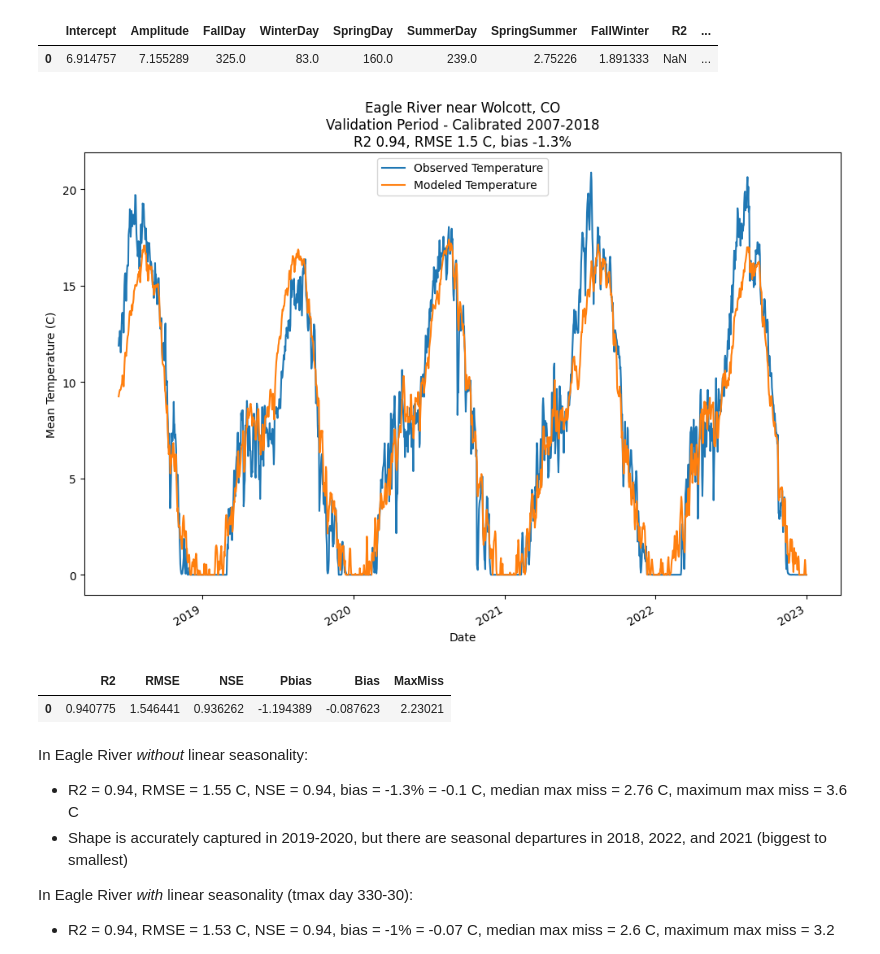
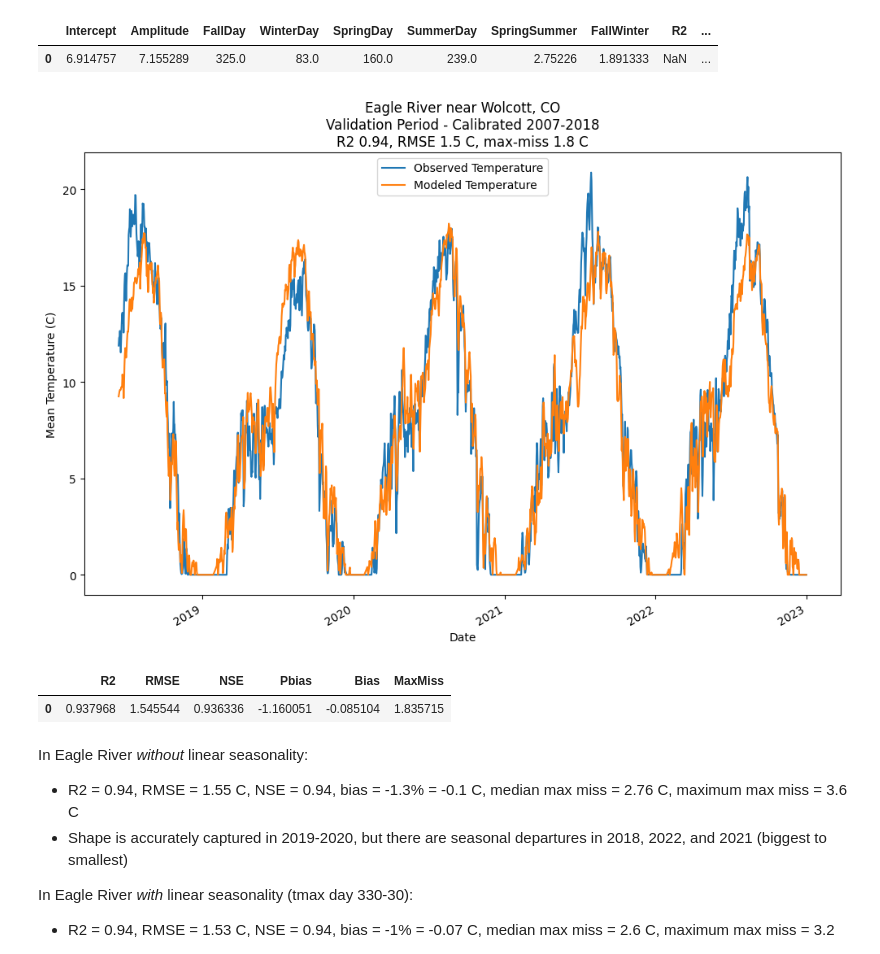
Before and after one commit to mines-ciroh/TempEst-NEWT, a Jupyter notebook: case_studies.ipynb, the cells around one changed output. Saved outputs shown, nothing was run; the diff lists cells and outputs as text; code cells hidden in the pictures.

```diff
--- a/case_studies.ipynb
+++ b/case_studies.ipynb
@@ -372,13 +373,13 @@ coef_cor.describe()
 # %% [markdown]
 # Watershed Model Test
 # %%
-def cal_val(data, lin_ssn=False, throw_er=False, rtn_model=True,
+def cal_val(data, thres=True, lin_ssn=False, throw_er=False, rtn_model=True,
            start=330, until=30, xs=["at"]):
     try:
         cut = round(data.shape[0] * 0.7)
         train = data[:cut]
         test = data[cut:]
-        model = NEWT.Watershed.from_data(train, lin_ssn, start=start, until=until, xs=xs)
+        model = NEWT.Watershed.from_data(train, thres, lin_ssn, start=start, until=until, xs=xs)
         model.vp_coef = 0
         res = model.run_series(test)
         return (res, model) if rtn_model else res
@@ -386,4 +387,4 @@ def cal_val(data, lin_ssn=False, throw_er=False, rtn_model=True,
         if throw_er:
             raise e
 # %%
-(pr, model) = cal_val(csd, False, True)
+(pr, model) = cal_val(csd, True)
@@ -400,14 +412,14 @@ model.statics["seasonality"].to_df()
 # %%
 fig = plt.figure(figsize=(12, 8))
 ax = plt.axes()
 pr.plot(x="date", y="temperature", ax=ax, label="Observed Temperature")
 pr.plot(x="date", y="temp.mod", ax=ax, label="Modeled Temperature")
 ax.set_xlabel("Date")
 ax.set_ylabel("Mean Temperature (C)")
-_ = ax.set_title("Eagle River near Wolcott, CO\nValidation Period - Calibrated 2007-2018\nR2 0.94, RMSE 1.5 C, bias -1.3%")
+_ = ax.set_title("Eagle River near Wolcott, CO\nValidation Period - Calibrated 2007-2018\nR2 0.94, RMSE 1.5 C, max-miss 1.8 C")
 fig.savefig("EagleRivCalibrated.png")
 # %% [output]
-[figure, old version]
+[figure, new version]
 # %%
 def perf(pr):
     if pr is not None and "temperature" in pr:
@@ -425,7 +437,7 @@ def perf(pr):
 perf(pr)
 # %% [output]
 |  | R2 | RMSE | NSE | Pbias | Bias | MaxMiss |
-| 0 | 0.940775 | 1.546441 | 0.936262 | -1.194389 | -0.087623 | 2.23021 |
+| 0 | 0.937968 | 1.545544 | 0.936336 | -1.160051 | -0.085104 | 1.835715 |
 # %% [markdown]
 In Eagle River *without* linear seasonality:
 
```
Also changed, not shown: parts of 8 cells of this notebook, 2 other files.
